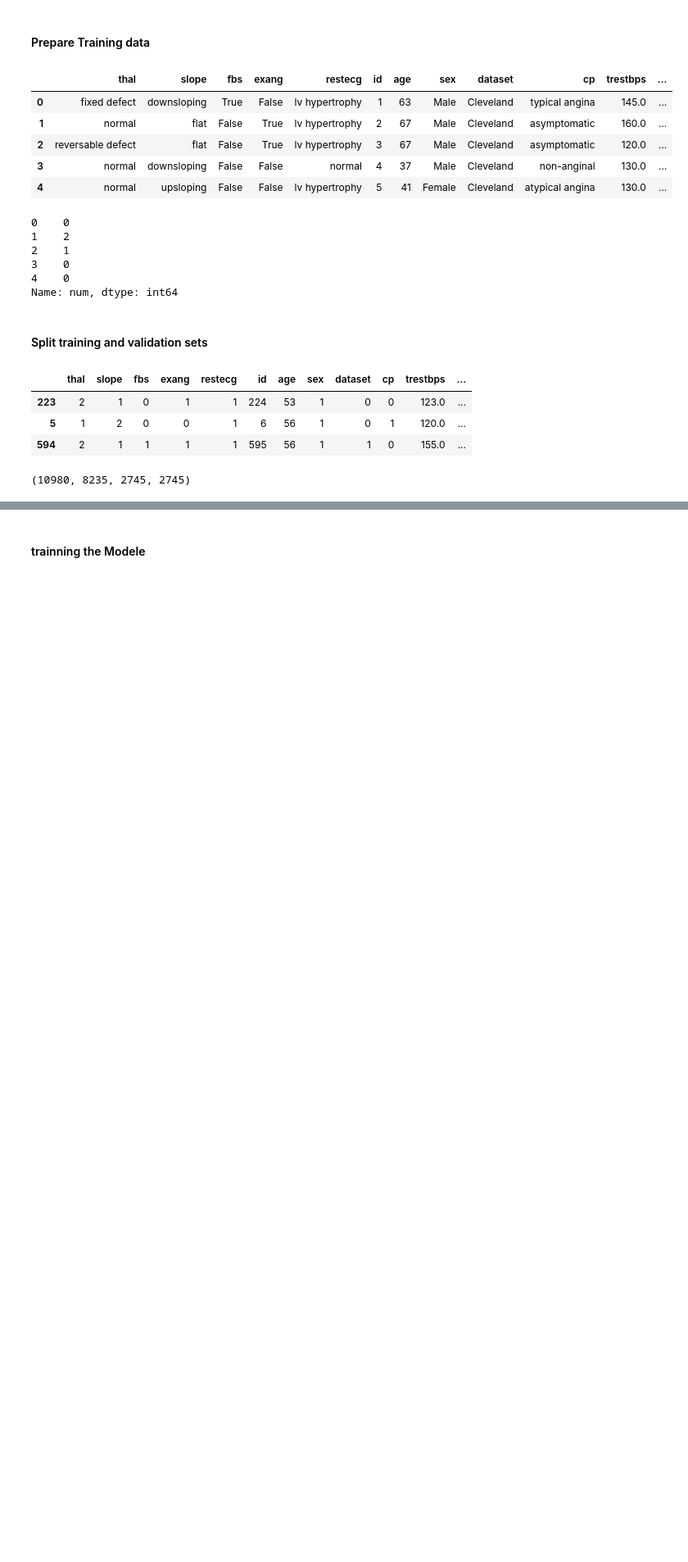
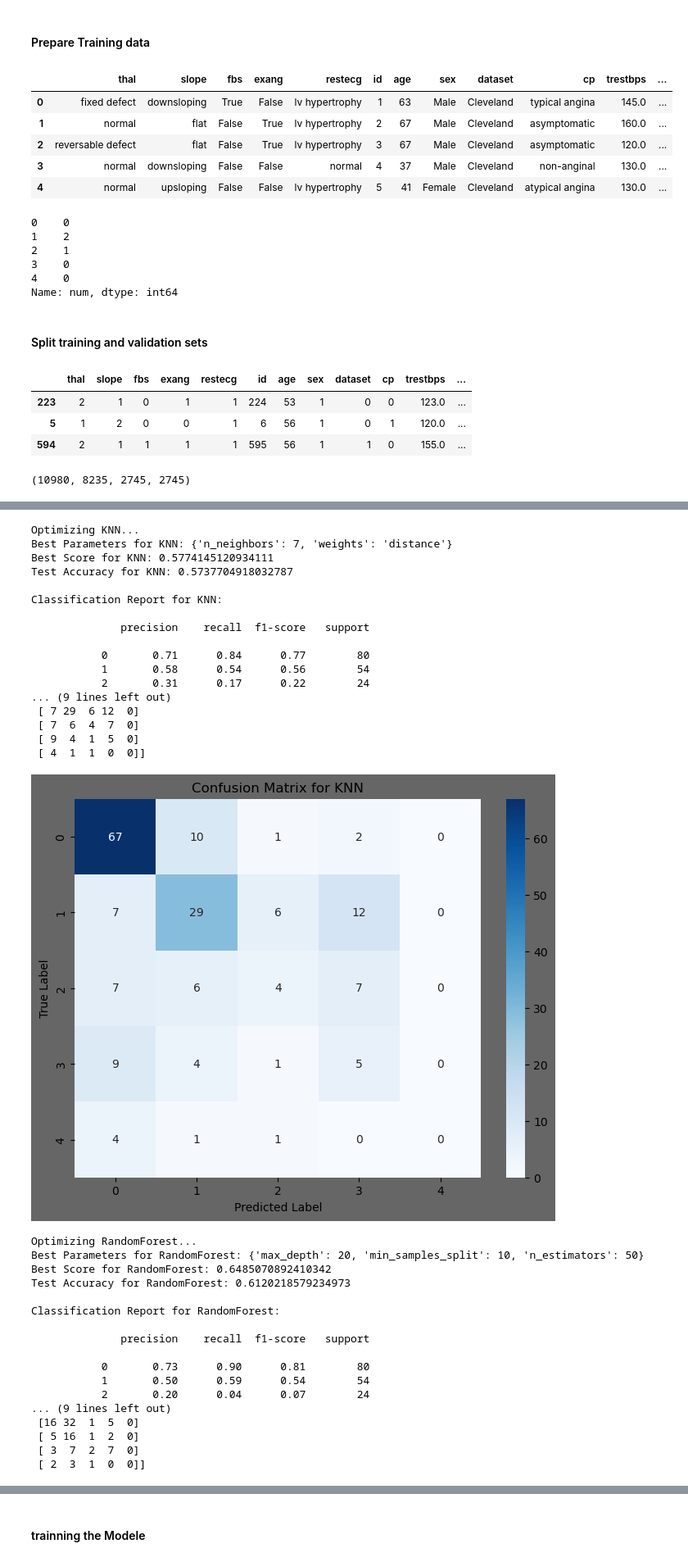
Before and after one commit to Andrianarimanana/Aretim-po_Heart_Disease_Prediction, a Jupyter notebook: notebook.ipynb, the cells around one changed output, grey strips where cells are left out. Shown at 82% size. Saved outputs shown, nothing was run; the diff lists cells and outputs as text; code cells hidden in the pictures; blank space fills up the shorter version.

Commit message:
Modele Evaluation

```diff
--- a/notebook.ipynb
+++ b/notebook.ipynb
@@ -788,0 +821,72 @@ x_full_train.size,x_train.size,x_test.size, x_val.size
+# %%
+best_models = {}
+best_scores = {}
+# x_train, x_val, y_train, y_val
+for model_name, model in models.items():
+    print(f"Optimizing {model_name}...")
+    param_grid = param_grids[model_name]
+    grid_search = GridSearchCV(estimator=model, param_grid=param_grid, cv=5, n_jobs=-1, scoring='accuracy')
+    grid_search.fit(x_train, y_train)
+
+    best_models[model_name] = grid_search.best_estimator_
+    best_scores[model_name] = grid_search.best_score_
+
+    print(f"Best Parameters for {model_name}: {grid_search.best_params_}")
+    print(f"Best Score for {model_name}: {grid_search.best_score_}")
+
+    y_pred = grid_search.best_estimator_.predict(x_val)
+    test_accuracy = accuracy_score(y_val, y_pred)
+    print(f"Test Accuracy for {model_name}: {test_accuracy}\n")
+
+    # Classification Report
+    print(f"Classification Report for {model_name}:\n")
+    print(classification_report(y_val, y_pred))
+
+    # Confusion Matrix
+    conf_matrix = confusion_matrix(y_val, y_pred)
+    print(f"Confusion Matrix for {model_name}:\n{conf_matrix}")
+
+    # Plot Confusion Matrix
+    plt.figure(figsize=(8, 6))
+    class_labels = sorted(set(y_val))
+    sns.heatmap(conf_matrix, annot=True, fmt='d', cmap='Blues', xticklabels=class_labels, yticklabels=class_labels)
+    plt.title(f'Confusion Matrix for {model_name}')
+    plt.xlabel('Predicted Label')
+    plt.ylabel('True Label')
+    plt.show()
+# %% [output]
+Optimizing KNN...
+Best Parameters for KNN: {'n_neighbors': 7, 'weights': 'distance'}
+Best Score for KNN: 0.5774145120934111
+Test Accuracy for KNN: 0.5737704918032787
+
+Classification Report for KNN:
+
+              precision    recall  f1-score   support
+
+           0       0.71      0.84      0.77        80
+           1       0.58      0.54      0.56        54
+           2       0.31      0.17      0.22        24
+... (9 lines left out)
+ [ 7 29  6 12  0]
+ [ 7  6  4  7  0]
+ [ 9  4  1  5  0]
+ [ 4  1  1  0  0]]
+[figure, added]
+Optimizing RandomForest...
+Best Parameters for RandomForest: {'max_depth': 20, 'min_samples_split': 10, 'n_estimators': 50}
+Best Score for RandomForest: 0.6485070892410342
+Test Accuracy for RandomForest: 0.6120218579234973
+
+Classification Report for RandomForest:
+
+              precision    recall  f1-score   support
+
+           0       0.73      0.90      0.81        80
+           1       0.50      0.59      0.54        54
+           2       0.20      0.04      0.07        24
+... (9 lines left out)
+ [16 32  1  5  0]
+ [ 5 16  1  2  0]
+ [ 3  7  2  7  0]
+ [ 2  3  1  0  0]]
```
Also changed, not shown: parts of 94 cells of this notebook, 12 other files.
